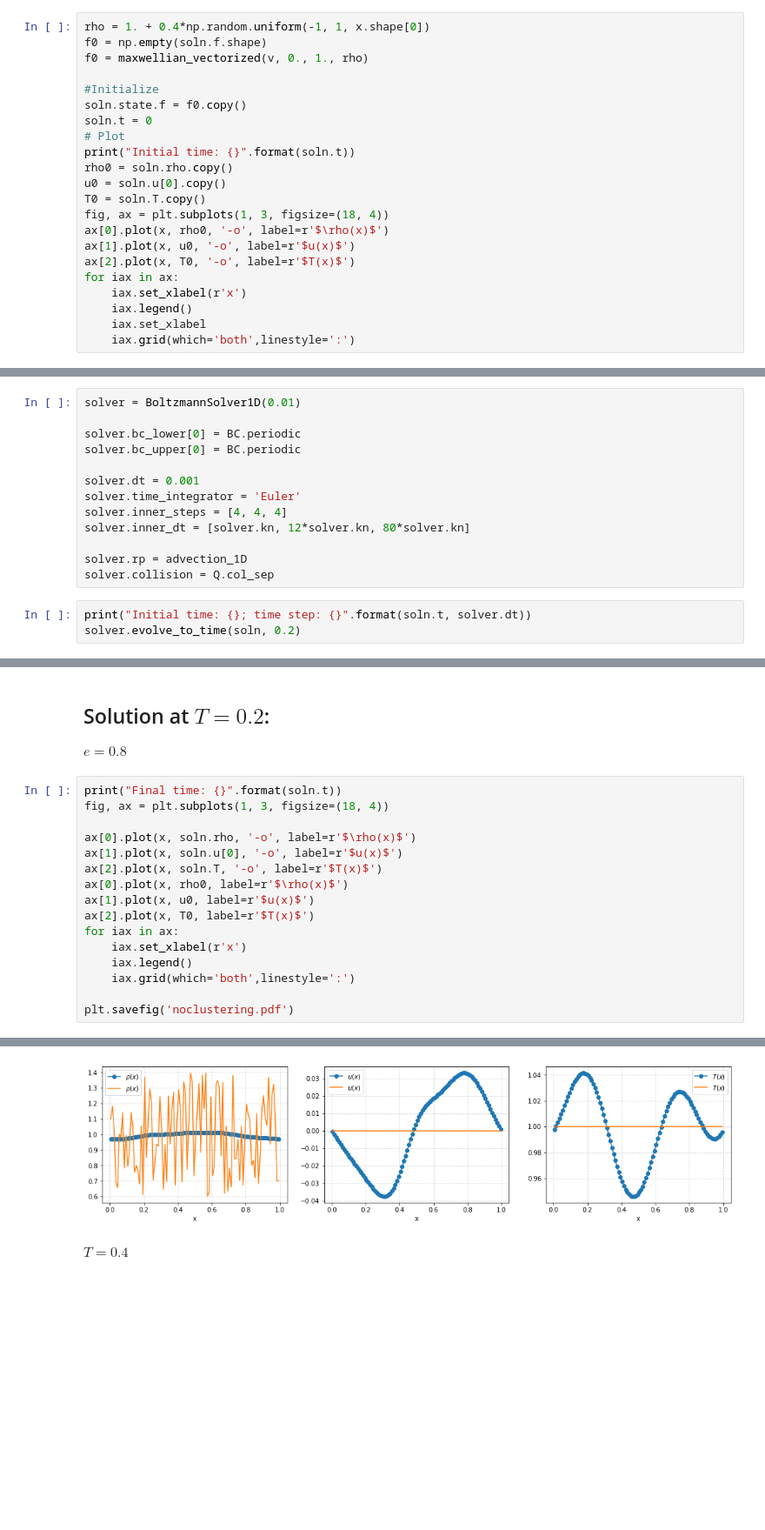
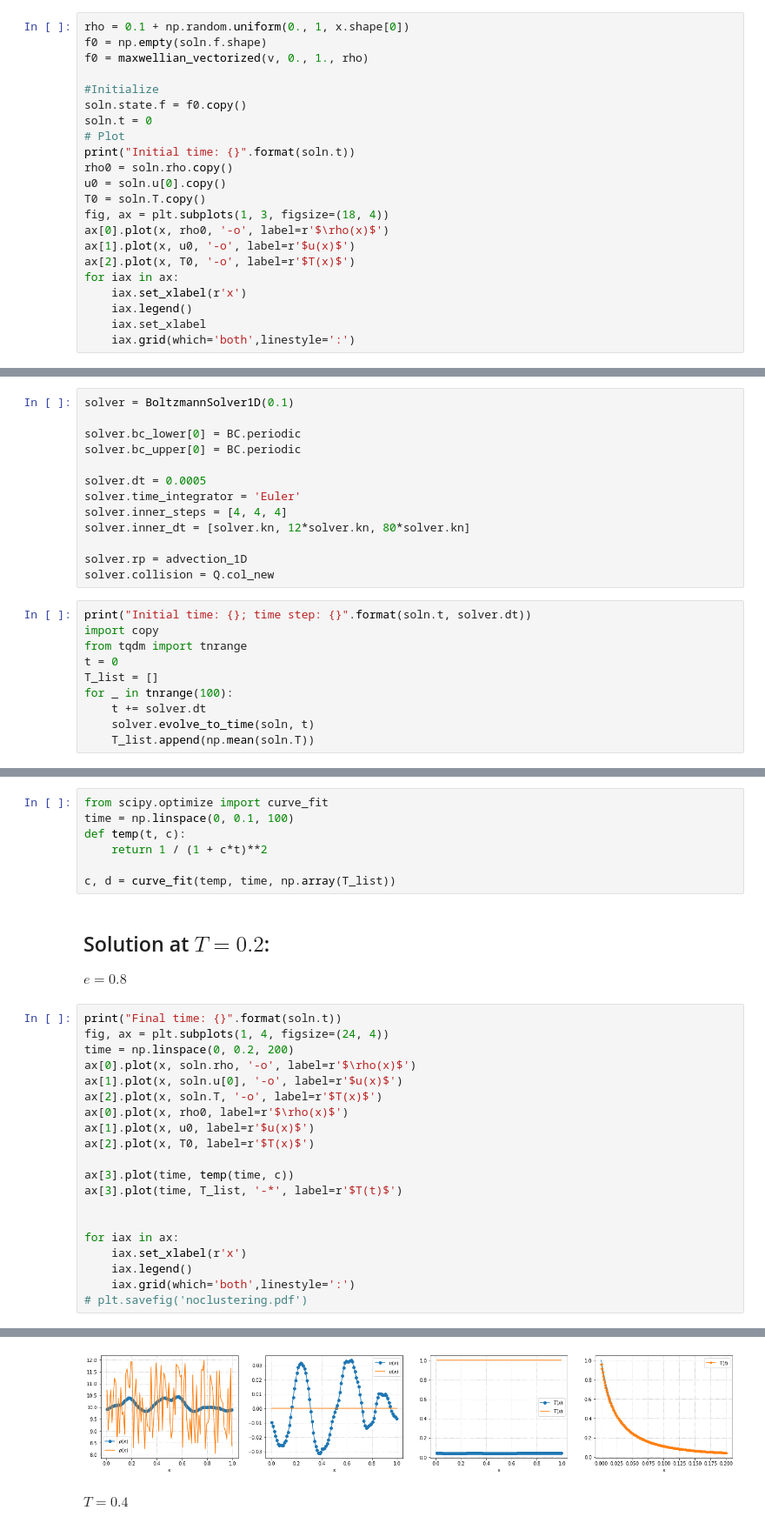
Before and after one commit to Mayuyu/proj-int-inelastic, a Jupyter notebook: main_test.ipynb, the cells around one changed output, grey strips where cells are left out. Shown at 87% size. Drawn from its saved outputs; the diff is of its cells as text; blank space fills up the shorter version.

```diff
--- a/main_test.ipynb
+++ b/main_test.ipynb
@@ -262,7 +298,7 @@ x, v = x[:,0,0], v[0,:,0]
 # %% [markdown]
 ## Initialization and check
 # %%
-rho = 1. + 0.4*np.random.uniform(-1, 1, x.shape[0])
+rho = 0.1 + np.random.uniform(0., 1, x.shape[0])
 f0 = np.empty(soln.f.shape)
 f0 = maxwellian_vectorized(v, 0., 1., rho)
 
@@ -289,17 +435,24 @@ Initial time: 0
 # %%
-solver = BoltzmannSolver1D(0.01)
+solver = BoltzmannSolver1D(0.1)
 
 solver.bc_lower[0] = BC.periodic
 solver.bc_upper[0] = BC.periodic
 
-solver.dt = 0.001
+solver.dt = 0.0005
 solver.time_integrator = 'Euler'
 solver.inner_steps = [4, 4, 4]
 solver.inner_dt = [solver.kn, 12*solver.kn, 80*solver.kn]
 
 solver.rp = advection_1D
-solver.collision = Q.col_sep
+solver.collision = Q.col_new
 # %%
 print("Initial time: {}; time step: {}".format(soln.t, solver.dt))
-solver.evolve_to_time(soln, 0.2)
+import copy
+from tqdm import tnrange
+t = 0
+T_list = []
+for _ in tnrange(100):
+    t += solver.dt
+    solver.evolve_to_time(soln, t)
+    T_list.append(np.mean(soln.T))
 # %% [output]
@@ -308,2 +462,9 @@ Initial time: 0; time step: 0.001
+# %%
+from scipy.optimize import curve_fit
+time = np.linspace(0, 0.1, 100)
+def temp(t, c):
+    return 1 / (1 + c*t)**2
+
+c, d = curve_fit(temp, time, np.array(T_list))
 # %% [markdown]
 ## Solution at $T = 0.2$:
@@ -311,18 +471,22 @@ Initial time: 0; time step: 0.001
 $e = 0.8$
 # %%
 print("Final time: {}".format(soln.t))
-fig, ax = plt.subplots(1, 3, figsize=(18, 4))
-
+fig, ax = plt.subplots(1, 4, figsize=(24, 4))
+time = np.linspace(0, 0.2, 200)
 ax[0].plot(x, soln.rho, '-o', label=r'$\rho(x)$')
 ax[1].plot(x, soln.u[0], '-o', label=r'$u(x)$')
 ax[2].plot(x, soln.T, '-o', label=r'$T(x)$')
 ax[0].plot(x, rho0, label=r'$\rho(x)$')
 ax[1].plot(x, u0, label=r'$u(x)$')
 ax[2].plot(x, T0, label=r'$T(x)$')
+
+ax[3].plot(time, temp(time, c))
+ax[3].plot(time, T_list, '-*', label=r'$T(t)$')
+
+
 for iax in ax:
     iax.set_xlabel(r'x')
     iax.legend()
     iax.grid(which='both',linestyle=':')
-
-plt.savefig('noclustering.pdf')
+# plt.savefig('noclustering.pdf')
 # %% [output]
@@ -330,4 +494,4 @@ Final time: 0.2
-[figure, old version]
+[figure, new version]
 # %% [markdown]
 $T=0.4$
 # %%
```
Also changed, not shown: parts of 19 cells of this notebook.
